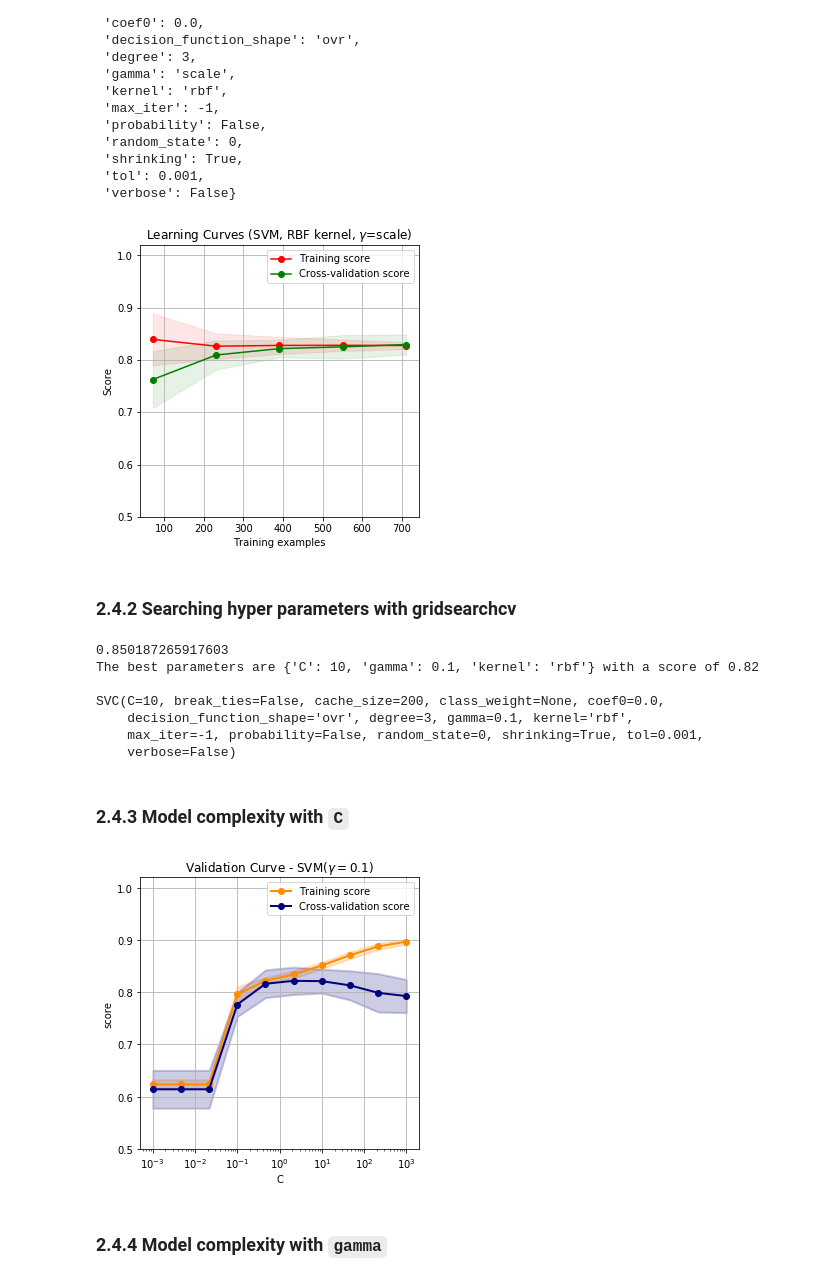
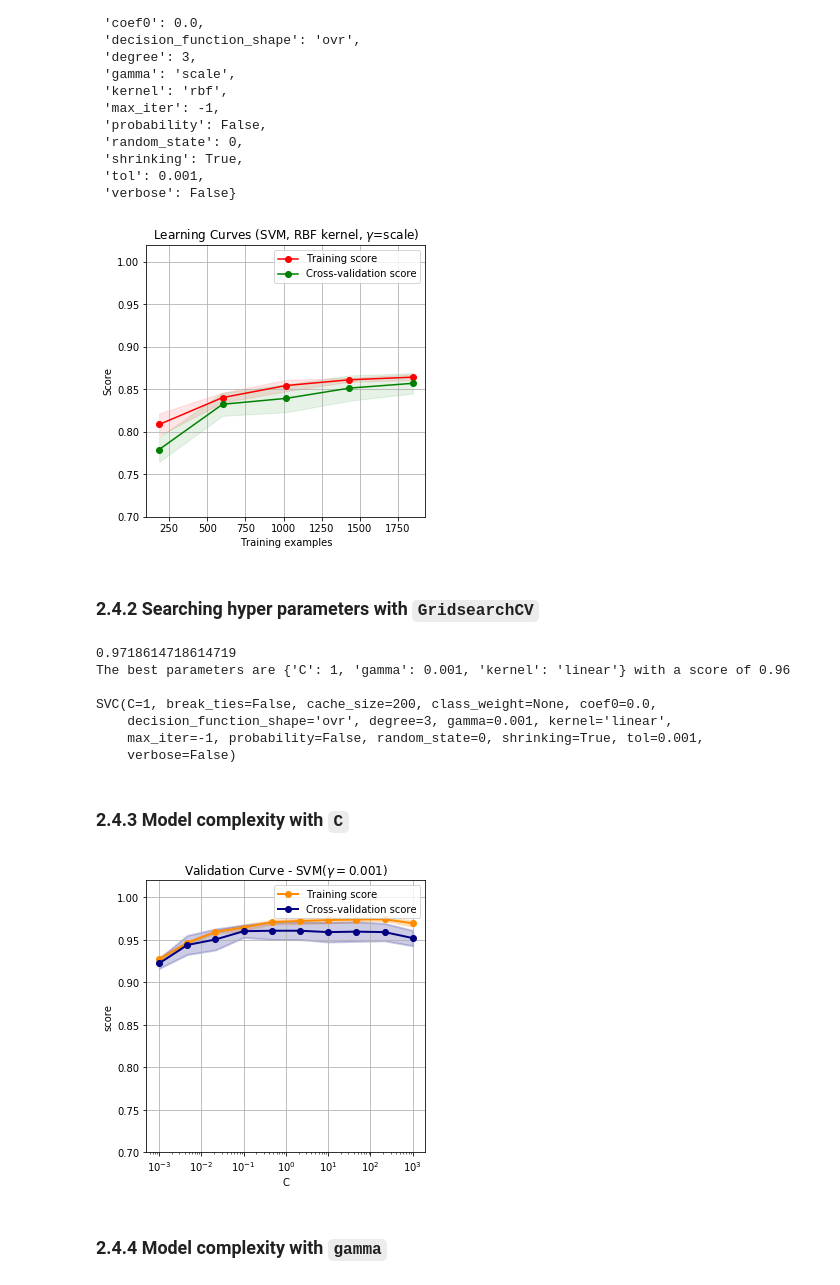
Before and after one commit to shileiphys/CS7641, a Jupyter notebook: HW1-b.ipynb, the cells around one changed output. Cells and saved outputs as stored; diff of their text form; code cells hidden in the pictures.

```diff
--- a/HW1-b.ipynb
+++ b/HW1-b.ipynb
@@ -804,11 +925,12 @@ print(clf.best_params_)
 # %%
-## pruning with max_depth=2
-dt_clf = DecisionTreeClassifier(random_state=0, max_depth=2)
+## pruning with max_depth=4
+dt_clf = DecisionTreeClassifier(random_state=0, max_depth=4)
 boost_clf = AdaBoostClassifier(base_estimator=dt_clf, random_state=0)
 
-cv = ShuffleSplit(n_splits=10, test_size=0.2, random_state=0)
+# cv = ShuffleSplit(n_splits=10, test_size=0.2, random_state=0)
+cv = 5
 
-parameters = {'n_estimators': [25, 50, 100, 200, 500, 1000],
+parameters = {'n_estimators': [50, 100, 200, 500, 1000],
               'learning_rate': [0.001, 0.01, 0.1, 1.0, 1.5, 2.0]
              }
 clf = GridSearchCV(boost_clf, param_grid=parameters, cv=cv, n_jobs=-1)
@@ -912,16 +1037,17 @@ ax = plot_validation_curve(param_range, train_mean_std, test_mean_std,
 ### 2.3.7 Final result
 # %%
 ## plot learning curve
-dt_clf = DecisionTreeClassifier(random_state=0, max_depth=2)
+dt_clf = DecisionTreeClassifier(random_state=0, max_depth=4)
 boost_clf = AdaBoostClassifier(base_estimator=dt_clf, random_state=0,
-                               n_estimators=500, learning_rate=0.01)
+                               n_estimators=150, learning_rate=1.0)
 
-cv = ShuffleSplit(n_splits=10, test_size=0.2, random_state=0)
+# cv = ShuffleSplit(n_splits=10, test_size=0.2, random_state=0)
+cv = 5
 
 fig, axes = plt.subplots(1, 1, figsize=(5, 5))
 title = r"Learning Curves (AdaBoost)"
 
-plot_learning_curve(boost_clf, title, X, y, axes=[axes], ylim=(0.5, 1.02),
+plot_learning_curve(boost_clf, title, X, y, axes=[axes], ylim=(0.7, 1.02),
                     cv=cv, scoring='accuracy', n_jobs=-1)
 
 plt.show()
@@ -988,29 +1119,31 @@ svc_clf.get_params()
 ## plot learning curve
 svc_clf = SVC(random_state=0)
 
-cv = ShuffleSplit(n_splits=10, test_size=0.2, random_state=0)
+# cv = ShuffleSplit(n_splits=10, test_size=0.2, random_state=0)
+cv = 5
 
 fig, axes = plt.subplots(1, 1, figsize=(5, 5))
 title = r"Learning Curves (SVM, RBF kernel, $\gamma$=scale)"
 
-plot_learning_curve(svc_clf, title, X, y, axes=[axes], ylim=(0.5, 1.02),
+plot_learning_curve(svc_clf, title, X, y, axes=[axes], ylim=(0.7, 1.02),
                     cv=cv, scoring='accuracy', n_jobs=-1)
 
 
 plt.show()
 # %% [output]
-[figure, old version]
+[figure, new version]
 # %% [markdown]
-### 2.4.2 Searching hyper parameters with gridsearchcv
+### 2.4.2 Searching hyper parameters with `GridsearchCV`
 # %%
 svc_clf = SVC(random_state=0)
 
 parameters = {'C': [0.01, 0.1, 1, 10, 100],
               'gamma': [0.001, 0.01, 0.1, 1, 10, 100, 1000],
-              'kernel': ['rbf']
+              'kernel': ['rbf', 'linear']
              }
 
-cv = ShuffleSplit(n_splits=10, test_size=0.2, random_state=0)
+# cv = ShuffleSplit(n_splits=10, test_size=0.2, random_state=0)
+cv = 5
 
 grid = GridSearchCV(svc_clf, param_grid=parameters, cv=cv, n_jobs=-1)
 
@@ -1024,19 +1157,20 @@ print("The best parameters are %s with a score of %0.2f"
 print()
 print(grid.best_estimator_)
 # %% [output]
-0.850187265917603
-The best parameters are {'C': 10, 'gamma': 0.1, 'kernel': 'rbf'} with a score of 0.82
+0.9718614718614719
+The best parameters are {'C': 1, 'gamma': 0.001, 'kernel': 'linear'} with a score of 0.96
 
-SVC(C=10, break_ties=False, cache_size=200, class_weight=None, coef0=0.0,
-    decision_function_shape='ovr', degree=3, gamma=0.1, kernel='rbf',
+SVC(C=1, break_ties=False, cache_size=200, class_weight=None, coef0=0.0,
+    decision_function_shape='ovr', degree=3, gamma=0.001, kernel='linear',
     max_iter=-1, probability=False, random_state=0, shrinking=True, tol=0.001,
     verbose=False)
 # %% [markdown]
 ### 2.4.3 Model complexity with `C`
 # %%
-svc_clf = SVC(kernel='rbf', gamma=0.1, random_state=0)
+svc_clf = SVC(kernel='linear', gamma=0.001, random_state=0)
 
-cv = ShuffleSplit(n_splits=10, test_size=0.2, random_state=0)
+# cv = ShuffleSplit(n_splits=10, test_size=0.2, random_state=0)
+cv = 5
 
 # C_range = [0.001, 0.1, 1, 10, 100,1000]
 C_range = np.logspace(-3, 3, 10)
@@ -1054,13 +1188,13 @@ train_mean_std = [train_scores_mean, train_scores_std]
 test_mean_std  = [test_scores_mean, test_scores_std]
 # %%
 ## plot validation curve with max_depth
-title  = r"Validation Curve - SVM($\gamma=0.1$)"
+title  = r"Validation Curve - SVM($\gamma=0.001$)"
 xlabel = "C"
 
 ax = plot_validation_curve(C_range, train_mean_std, test_mean_std,
-                           title=title, logx=True, ylim=(0.5, 1.02), xlabel=xlabel)
+                           title=title, logx=True, ylim=(0.7, 1.02), xlabel=xlabel)
 # %% [output]
-[figure, old version]
+[figure, new version]
 # %% [markdown]
 ### 2.4.4 Model complexity with `gamma`
 # %%
```
Also changed, not shown: parts of 76 cells of this notebook.
